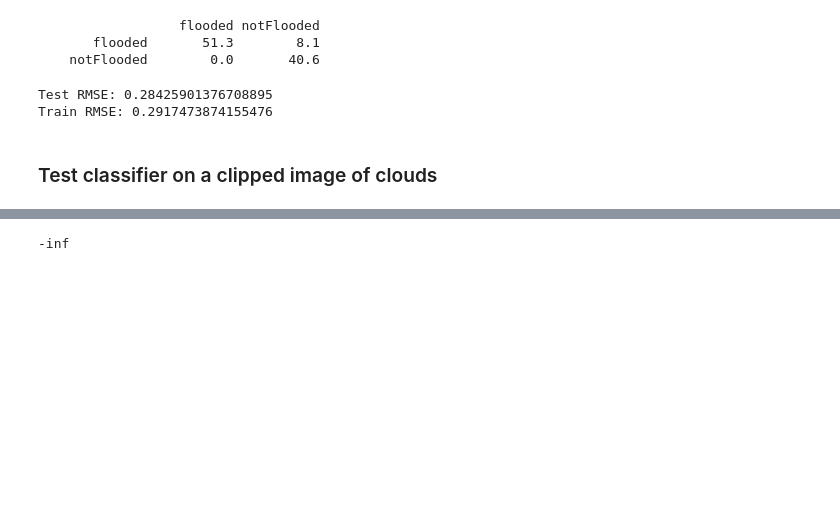
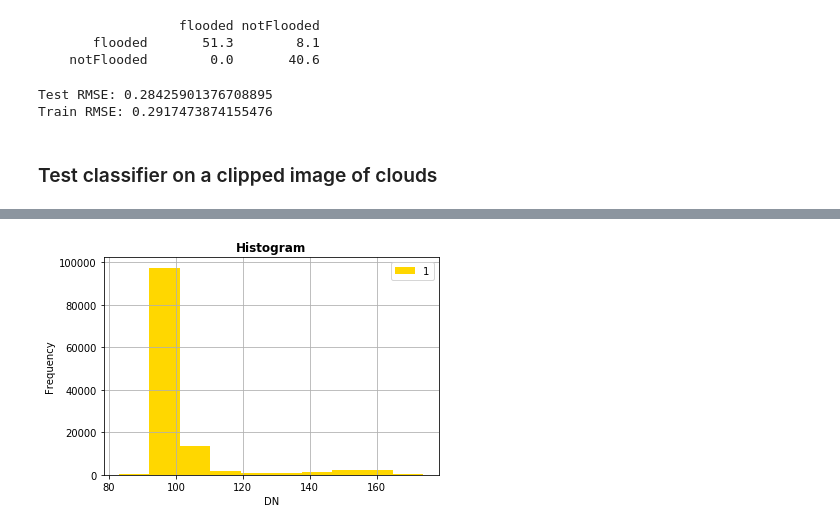
Before and after one commit to ianpdavies/cloudy_flood_prediction, a Jupyter notebook: notebooks/classifier_training.ipynb, the cells around one changed output, grey strips where cells are left out. Cells and saved outputs as stored; diff of their text form; code cells hidden in the pictures; blank space fills up the shorter version.

```diff
--- a/notebooks/classifier_training.ipynb
+++ b/notebooks/classifier_training.ipynb
@@ -256,0 +238,23 @@ print(file_list)
+# %%
+# Open each tif, convert to float, then write to stack
+import os
+import rasterio
+
+# Path to folder with tifs
+path = '../Data/images/clouds15_25_clip'
+
+# Get a list of tif files
+file_list = []
+for file in listdir_fullpath(path):
+    if file.endswith('.tif'):
+        file_list.append(file)
+
+# The list order eventually becomes the band order, which eventually becomes the np array order used for the classifier
+# We need to rearrange this so that it is the same as the training data
+
+# First, create 1 row df of file names where each col is a feature name
+file_arr = pd.DataFrame(data=[file_list], columns=list(map(lambda x: x.split('.')[-2], file_list)))
+# Then index the file list by the ordered list of feature names used in training
+file_arr = file_arr.loc[:, list(X_train.columns)]
+# The take this re-ordered row as a list - new file_list
+file_list = list(file_arr.iloc[0,:])
@@ -280,0 +289,6 @@ outds = gdal.Translate(outtif, outds)
+# %%
+# Get list of feature names, in order
+list(map(lambda x: x.split('.')[-2], file_list))
+
+with rasterio.open(path + '/stack.tif', 'r') as arr:
+    arr = arr.read()
@@ -281,16 +303,7 @@ outds = gdal.Translate(outtif, outds)
 # %%
 from rasterio.plot import show
-
-with rasterio.open('../Data/images/clouds15_25_clip_float/stack.tif') as ds:
-    scene = ds.read()
-
-with rasterio.open('../Data/images/clouds15_25_clip_float/stack.tif', 'r') as ds:
-    arr = ds.read()  # read all raster values
-    arr[0, 10, 20] = 3  # change a pixel value on band 1, row 11, column 21
-    ds.write(arr)
-
-b1 = scene[9]
-
-band1.min()
+with rasterio.open('../Data/images/clouds15_25_clip/stack.tif', 'r') as ds:
+    arr = ds.read(5)  # read all raster values
+    rasterio.plot.show_hist(arr)
 # %% [output]
--inf
+[figure, added]
```
Also changed, not shown: parts of 9 cells of this notebook.
